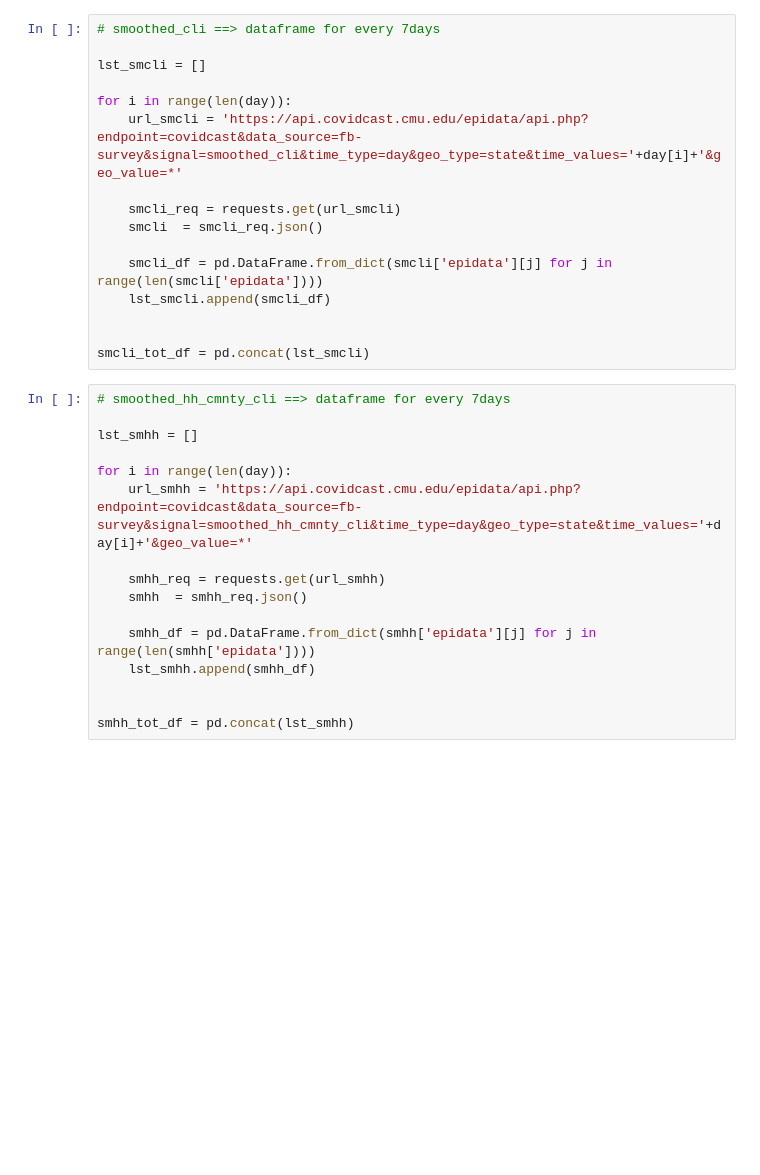
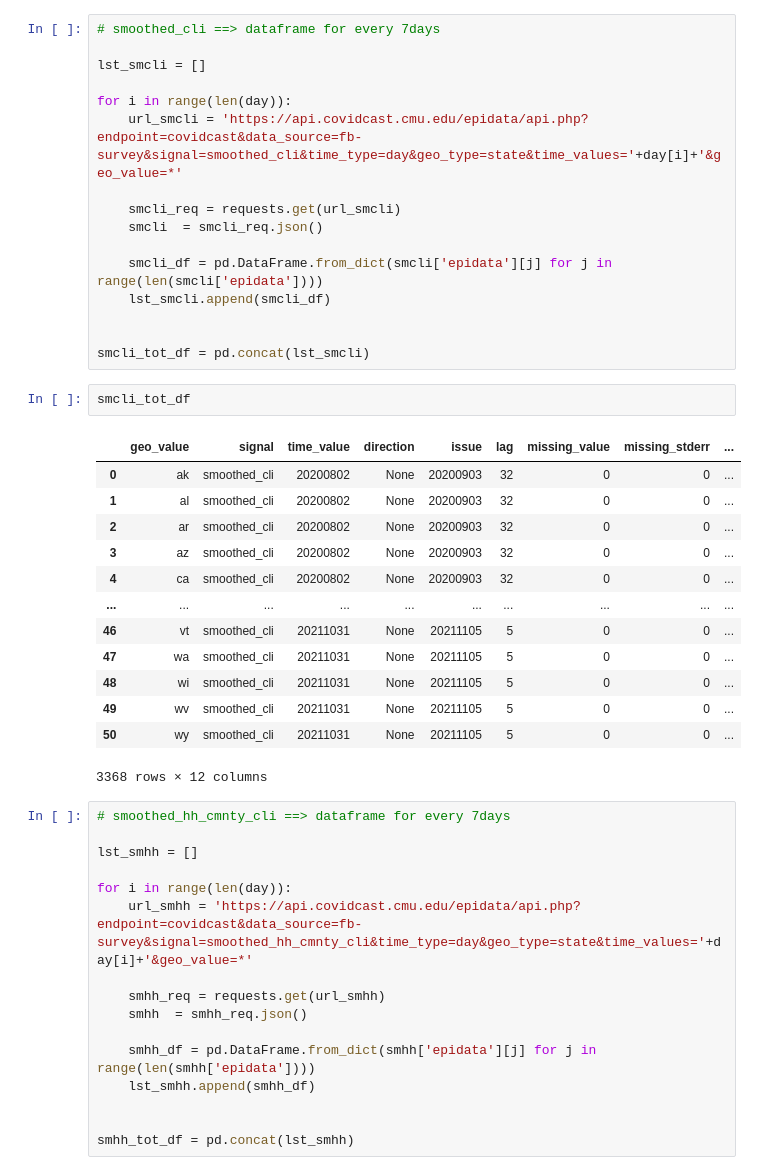
Before and after one commit to sgwlee96/STA141B, a Jupyter notebook: hw3.ipynb, the cells around one changed output. Cells and saved outputs as stored; diff of their text form; blank space fills up the shorter version.

```diff
--- a/hw3.ipynb
+++ b/hw3.ipynb
@@ -189,6 +189,22 @@ for i in range(len(day)):
 
 
 smcli_tot_df = pd.concat(lst_smcli)
+# %%
+smcli_tot_df
+# %% [output]
+|  | geo_value | signal | time_value | direction | issue | lag | missing_value | missing_stderr | ... |
+| 0 | ak | smoothed_cli | 20200802 | None | 20200903 | 32 | 0 | 0 | ... |
+| 1 | al | smoothed_cli | 20200802 | None | 20200903 | 32 | 0 | 0 | ... |
+| 2 | ar | smoothed_cli | 20200802 | None | 20200903 | 32 | 0 | 0 | ... |
+| 3 | az | smoothed_cli | 20200802 | None | 20200903 | 32 | 0 | 0 | ... |
+| 4 | ca | smoothed_cli | 20200802 | None | 20200903 | 32 | 0 | 0 | ... |
+| ... | ... | ... | ... | ... | ... | ... | ... | ... | ... |
+| 46 | vt | smoothed_cli | 20211031 | None | 20211105 | 5 | 0 | 0 | ... |
+| 47 | wa | smoothed_cli | 20211031 | None | 20211105 | 5 | 0 | 0 | ... |
+| 48 | wi | smoothed_cli | 20211031 | None | 20211105 | 5 | 0 | 0 | ... |
+| 49 | wv | smoothed_cli | 20211031 | None | 20211105 | 5 | 0 | 0 | ... |
+| 50 | wy | smoothed_cli | 20211031 | None | 20211105 | 5 | 0 | 0 | ... |
+3368 rows × 12 columns
 # %%
 # smoothed_hh_cmnty_cli ==> dataframe for every 7days
 
```
Also changed, not shown: parts of 9 cells of this notebook.
